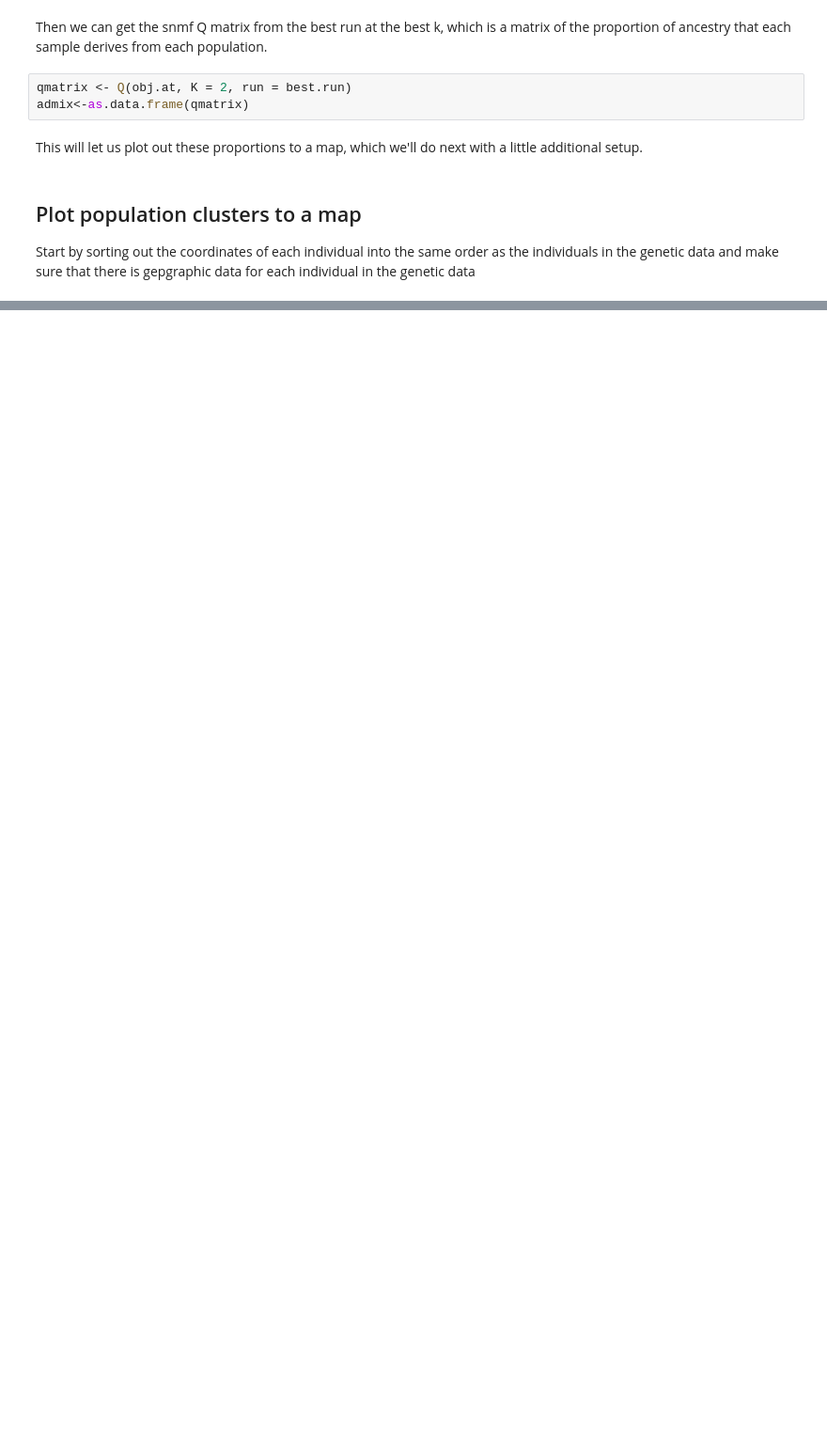
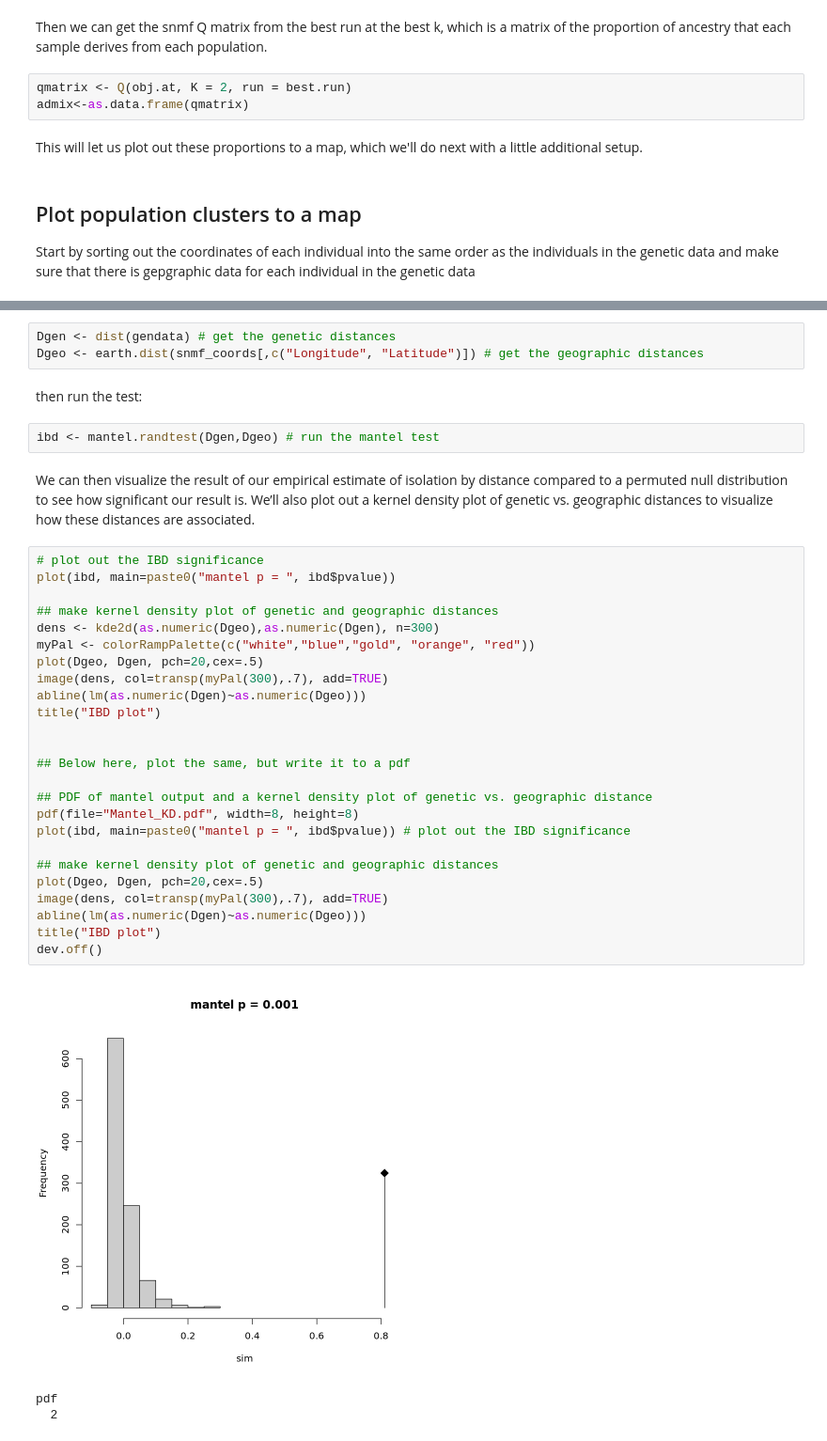
Before and after one commit to wyoibc/RADseq_cloud_learn, a Jupyter notebook: popstructR.ipynb, the cells around one changed output, grey strips where cells are left out. Shown at 94% size. Cells and saved outputs as stored; diff of their text form; blank space fills up the shorter version.

```diff
--- a/popstructR.ipynb
+++ b/popstructR.ipynb
@@ -266,0 +349,38 @@ rownames(gendata@tab)
+# %%
+Dgen <- dist(gendata) # get the genetic distances
+Dgeo <- earth.dist(snmf_coords[,c("Longitude", "Latitude")]) # get the geographic distances
+# %% [markdown]
+then run the test:
+# %%
+ibd <- mantel.randtest(Dgen,Dgeo) # run the mantel test
+# %% [markdown]
+We can then visualize the result of our empirical estimate of isolation by distance compared to a permuted null distribution to see how significant our result is. We’ll also plot out a kernel density plot of genetic vs. geographic distances to visualize how these distances are associated.
+# %%
+# plot out the IBD significance
+plot(ibd, main=paste0("mantel p = ", ibd$pvalue))
+
+## make kernel density plot of genetic and geographic distances
+dens <- kde2d(as.numeric(Dgeo),as.numeric(Dgen), n=300)
+myPal <- colorRampPalette(c("white","blue","gold", "orange", "red"))
+plot(Dgeo, Dgen, pch=20,cex=.5)
+image(dens, col=transp(myPal(300),.7), add=TRUE)
+abline(lm(as.numeric(Dgen)~as.numeric(Dgeo)))
+title("IBD plot")
+
+
+## Below here, plot the same, but write it to a pdf
+
+## PDF of mantel output and a kernel density plot of genetic vs. geographic distance
+pdf(file="Mantel_KD.pdf", width=8, height=8)
+plot(ibd, main=paste0("mantel p = ", ibd$pvalue)) # plot out the IBD significance
+
+## make kernel density plot of genetic and geographic distances
+plot(Dgeo, Dgen, pch=20,cex=.5)
+image(dens, col=transp(myPal(300),.7), add=TRUE)
+abline(lm(as.numeric(Dgen)~as.numeric(Dgeo)))
+title("IBD plot")
+dev.off()
+# %% [output]
+[figure, added]
+pdf
+  2
```
Also changed, not shown: parts of 30 cells of this notebook.
